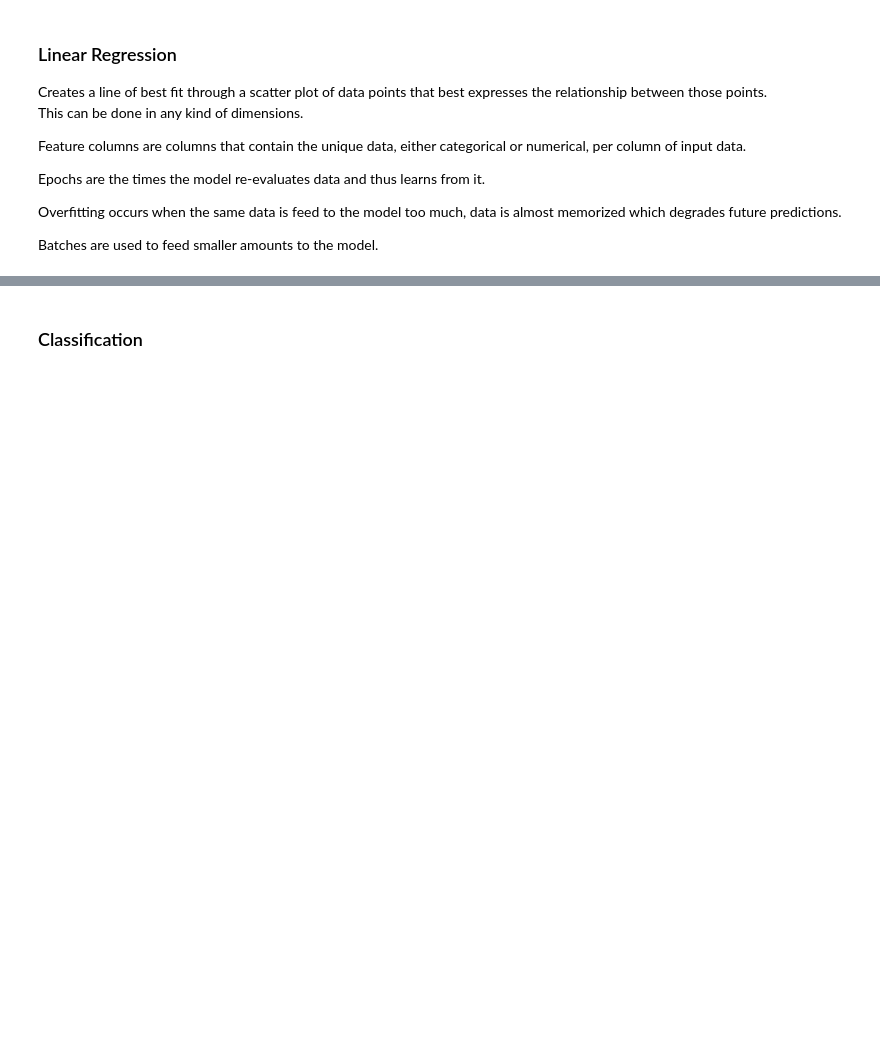
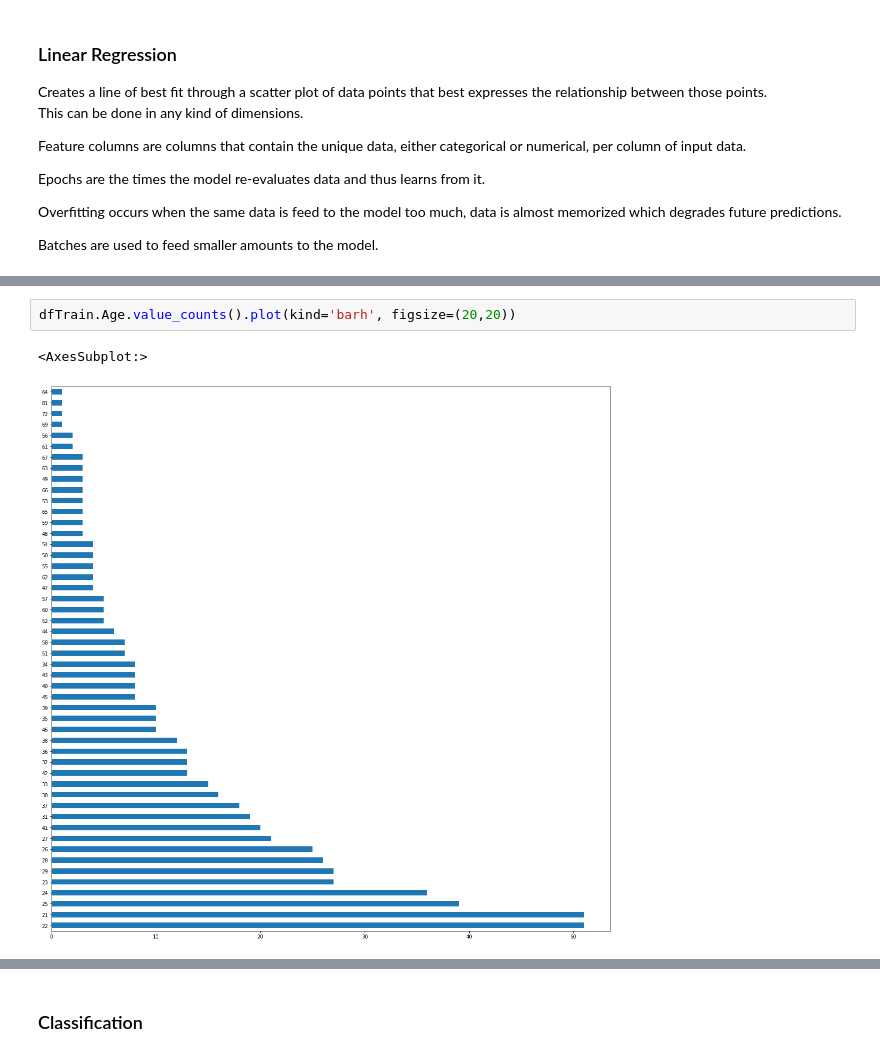
Before and after one commit to MauriceJohannssen/MachineLearning, a Jupyter notebook: TensorFlow.ipynb, the cells around one changed output, grey strips where cells are left out. Drawn from its saved outputs; the diff is of its cells as text; blank space fills up the shorter version.

```diff
--- a/TensorFlow.ipynb
+++ b/TensorFlow.ipynb
@@ -69,0 +119,5 @@ Batches are used to feed smaller amounts to the model.
+# %%
+dfTrain.Age.value_counts().plot(kind='barh', figsize=(20,20))
+# %% [output]
+<AxesSubplot:>
+[figure, added]
```
Also changed, not shown: parts of 14 cells of this notebook, 2 other files.
